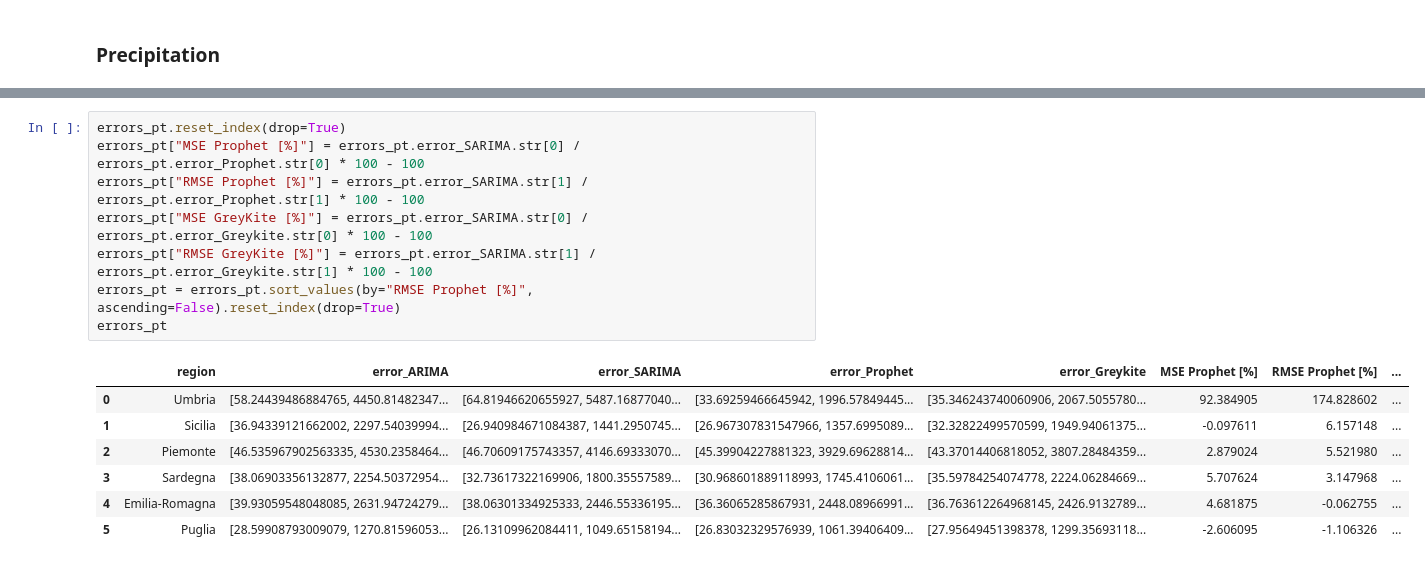
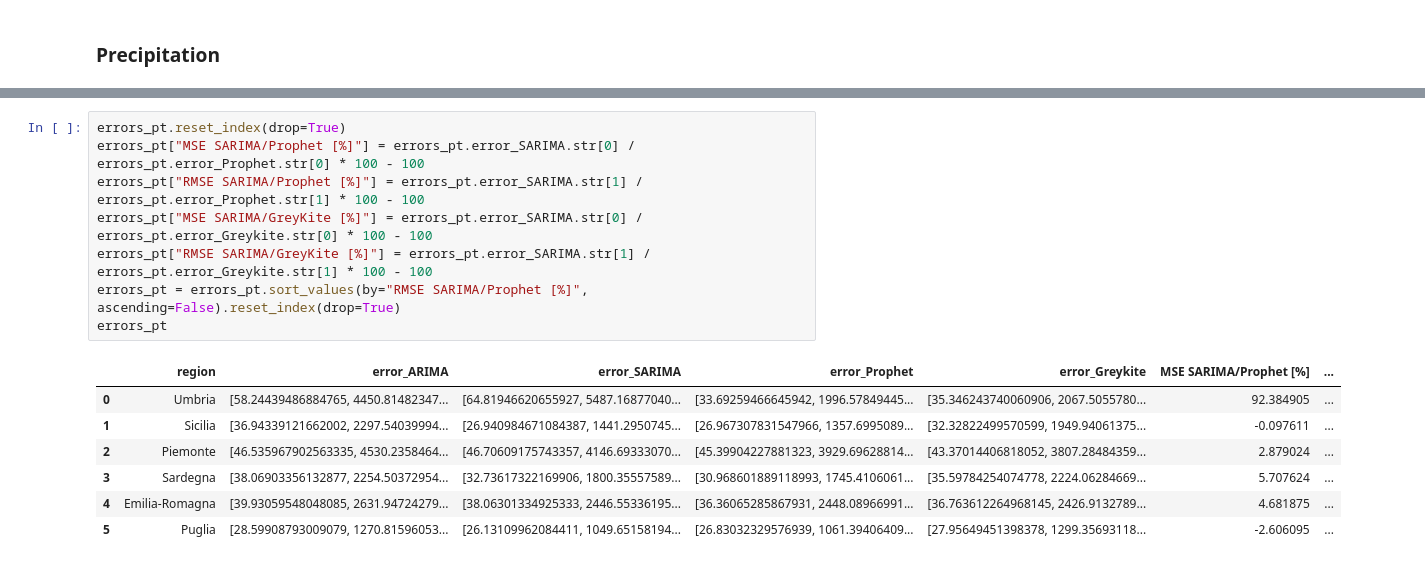
Before and after one commit to LorenzoStucchi/BIGBANG_analysis, a Jupyter notebook: 3_estimation.ipynb, the cells around one changed output, grey strips where cells are left out. Cells and saved outputs as stored; diff of their text form.

```diff
--- a/3_estimation.ipynb
+++ b/3_estimation.ipynb
@@ -248,17 +376,17 @@ MAE/RMSE of Prophet model: [30.968601889118993, 1745.4106061064656]
 MAE/RMSE of Greykite model: [35.59784254074778, 2224.0628466935286]
 # %%
 errors_pt.reset_index(drop=True)
-errors_pt["MSE Prophet [%]"] = errors_pt.error_SARIMA.str[0] / errors_pt.error_Prophet.str[0] * 100 - 100
-errors_pt["RMSE Prophet [%]"] = errors_pt.error_SARIMA.str[1] / errors_pt.error_Prophet.str[1] * 100 - 100
-errors_pt["MSE GreyKite [%]"] = errors_pt.error_SARIMA.str[0] / errors_pt.error_Greykite.str[0] * 100 - 100
-errors_pt["RMSE GreyKite [%]"] = errors_pt.error_SARIMA.str[1] / errors_pt.error_Greykite.str[1] * 100 - 100
-errors_pt = errors_pt.sort_values(by="RMSE Prophet [%]", ascending=False).reset_index(drop=True)
+errors_pt["MSE SARIMA/Prophet [%]"] = errors_pt.error_SARIMA.str[0] / errors_pt.error_Prophet.str[0] * 100 - 100
+errors_pt["RMSE SARIMA/Prophet [%]"] = errors_pt.error_SARIMA.str[1] / errors_pt.error_Prophet.str[1] * 100 - 100
+errors_pt["MSE SARIMA/GreyKite [%]"] = errors_pt.error_SARIMA.str[0] / errors_pt.error_Greykite.str[0] * 100 - 100
+errors_pt["RMSE SARIMA/GreyKite [%]"] = errors_pt.error_SARIMA.str[1] / errors_pt.error_Greykite.str[1] * 100 - 100
+errors_pt = errors_pt.sort_values(by="RMSE SARIMA/Prophet [%]", ascending=False).reset_index(drop=True)
 errors_pt
 # %% [output]
-|  | region | error_ARIMA | error_SARIMA | error_Prophet | error_Greykite | MSE Prophet [%] | RMSE Prophet [%] | ... |
-| 0 | Umbria | [58.24439486884765, 4450.81482347... | [64.81946620655927, 5487.16877040... | [33.69259466645942, 1996.57849445... | [35.346243740060906, 2067.5055780... | 92.384905 | 174.828602 | ... |
-| 1 | Sicilia | [36.94339121662002, 2297.54039994... | [26.940984671084387, 1441.2950745... | [26.967307831547966, 1357.6995089... | [32.32822499570599, 1949.94061375... | -0.097611 | 6.157148 | ... |
-| 2 | Piemonte | [46.535967902563335, 4530.2358464... | [46.70609175743357, 4146.69333070... | [45.39904227881323, 3929.69628814... | [43.37014406818052, 3807.28484359... | 2.879024 | 5.521980 | ... |
-| 3 | Sardegna | [38.06903356132877, 2254.50372954... | [32.73617322169906, 1800.35557589... | [30.968601889118993, 1745.4106061... | [35.59784254074778, 2224.06284669... | 5.707624 | 3.147968 | ... |
-| 4 | Emilia-Romagna | [39.93059548048085, 2631.94724279... | [38.06301334925333, 2446.55336195... | [36.36065285867931, 2448.08966991... | [36.763612264968145, 2426.9132789... | 4.681875 | -0.062755 | ... |
-| 5 | Puglia | [28.59908793009079, 1270.81596053... | [26.13109962084411, 1049.65158194... | [26.83032329576939, 1061.39406409... | [27.95649451398378, 1299.35693118... | -2.606095 | -1.106326 | ... |
+|  | region | error_ARIMA | error_SARIMA | error_Prophet | error_Greykite | MSE SARIMA/Prophet [%] | ... |
+| 0 | Umbria | [58.24439486884765, 4450.81482347... | [64.81946620655927, 5487.16877040... | [33.69259466645942, 1996.57849445... | [35.346243740060906, 2067.5055780... | 92.384905 | ... |
+| 1 | Sicilia | [36.94339121662002, 2297.54039994... | [26.940984671084387, 1441.2950745... | [26.967307831547966, 1357.6995089... | [32.32822499570599, 1949.94061375... | -0.097611 | ... |
+| 2 | Piemonte | [46.535967902563335, 4530.2358464... | [46.70609175743357, 4146.69333070... | [45.39904227881323, 3929.69628814... | [43.37014406818052, 3807.28484359... | 2.879024 | ... |
+| 3 | Sardegna | [38.06903356132877, 2254.50372954... | [32.73617322169906, 1800.35557589... | [30.968601889118993, 1745.4106061... | [35.59784254074778, 2224.06284669... | 5.707624 | ... |
+| 4 | Emilia-Romagna | [39.93059548048085, 2631.94724279... | [38.06301334925333, 2446.55336195... | [36.36065285867931, 2448.08966991... | [36.763612264968145, 2426.9132789... | 4.681875 | ... |
+| 5 | Puglia | [28.59908793009079, 1270.81596053... | [26.13109962084411, 1049.65158194... | [26.83032329576939, 1061.39406409... | [27.95649451398378, 1299.35693118... | -2.606095 | ... |
```
Also changed, not shown: parts of 5 cells of this notebook, 3 other files.
